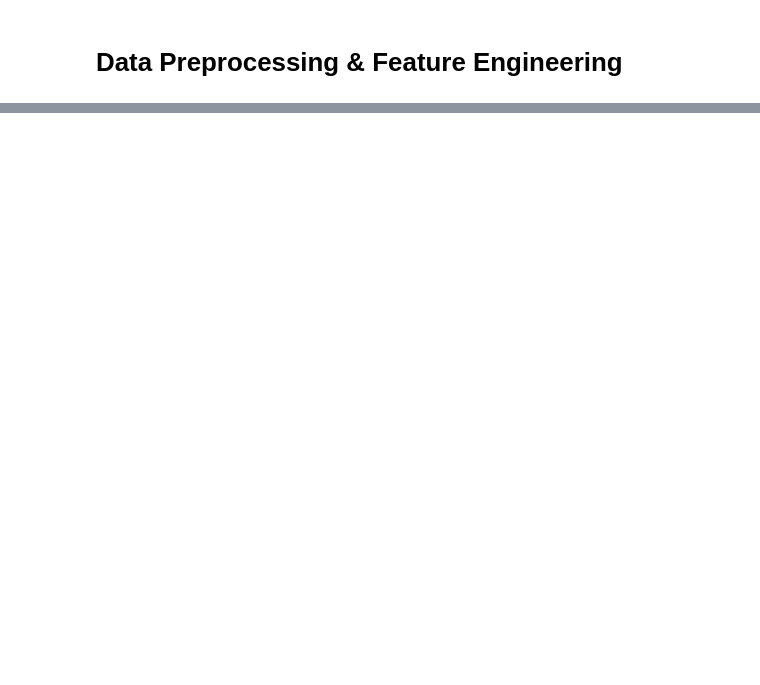
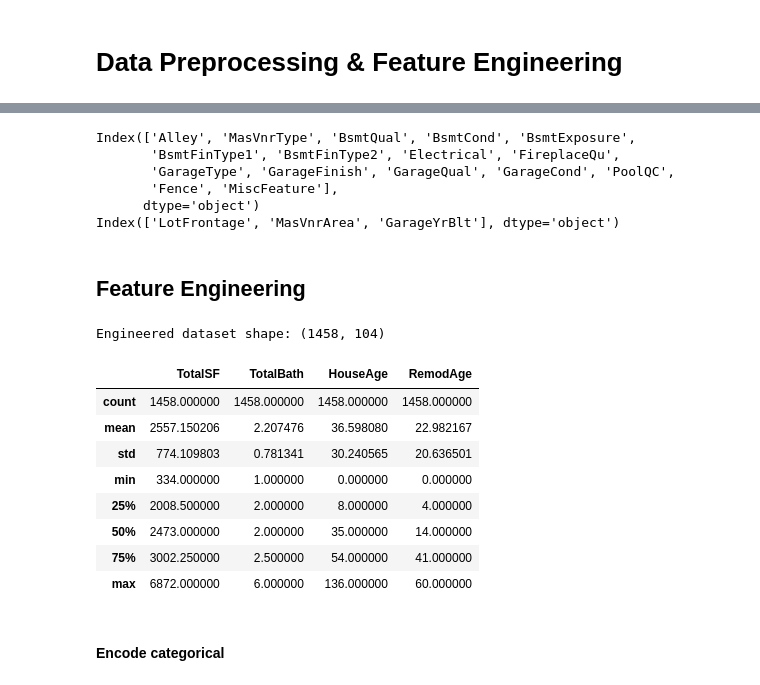
Before and after one commit to Tharak5959/House-Price-Prediction, a Jupyter notebook: notebook/EDA&ModelBuilding&Evaluating.ipynb, the cells around one changed output, grey strips where cells are left out. Drawn from its saved outputs; the diff is of its cells as text; code cells hidden in the pictures; blank space fills up the shorter version.

Commit message:
# Upto Feature Engineering has been completed

```diff
--- a/notebook/EDA&ModelBuilding&Evaluating.ipynb
+++ b/notebook/EDA&ModelBuilding&Evaluating.ipynb
@@ -219,0 +245,72 @@ plt.show()
+# %%
+# Columns where NA means the feature is genuinely absent, not unknown
+obj_cols = df_cleandata.select_dtypes(include='object').columns
+na_objCols = obj_cols[df_cleandata[obj_cols].isna().any()]
+num_cols = df_cleandata.select_dtypes(include='number').columns
+na_numCols = num_cols[df_cleandata[num_cols].isna().any()]
+print(na_objCols)
+print(na_numCols)
+# %% [output]
+Index(['Alley', 'MasVnrType', 'BsmtQual', 'BsmtCond', 'BsmtExposure',
+       'BsmtFinType1', 'BsmtFinType2', 'Electrical', 'FireplaceQu',
+       'GarageType', 'GarageFinish', 'GarageQual', 'GarageCond', 'PoolQC',
+       'Fence', 'MiscFeature'],
+      dtype='object')
+Index(['LotFrontage', 'MasVnrArea', 'GarageYrBlt'], dtype='object')
+# %%
+# for object data type filling NA values with None
+for c in na_objCols:
+    df_cleandata[c] = df_cleandata[c].fillna('None')
+# for number data type filling NA values with 0
+zero_nones=['MasVnrArea', 'GarageYrBlt']
+for c in zero_nones:
+    df_cleandata[c] = df_cleandata[c].fillna(0)
+# for LotFrontage here we are filling NA values with Median Values with same neibourhood
+df_cleandata['LotFrontage'] = df_cleandata.groupby('Neighborhood')['LotFrontage'] \
+    .transform(lambda x: x.fillna(x.median()))
+# %% [markdown]
+## Feature Engineering
+# %%
+df_fe_data=df_cleandata.copy()
+# Age-related features (more meaningful to a model than raw calendar years)
+df_fe_data['HouseAge']   = df_fe_data['YrSold'] - df_fe_data['YearBuilt']
+df_fe_data['RemodAge']   = df_fe_data['YrSold'] - df_fe_data['YearRemodAdd'] # Remodeling age
+df_fe_data['GarageAge']  = np.where(df_fe_data['GarageYrBlt'] > 0, df_fe_data['YrSold'] - df_fe_data['GarageYrBlt'], 0)
+#
+df_fe_data['TotalSF']       = df_fe_data['TotalBsmtSF'] + df_fe_data['1stFlrSF'] + df_fe_data['2ndFlrSF']
+df_fe_data['TotalBath']     = df_fe_data['FullBath'] + 0.5 * df_fe_data['HalfBath'] + \
+                          df_fe_data['BsmtFullBath'] + 0.5 * df_fe_data['BsmtHalfBath']
+df_fe_data['TotalPorchSF']  = (df_fe_data['OpenPorchSF'] + df_fe_data['EnclosedPorch'] +
+                          df_fe_data['3SsnPorch'] + df_fe_data['ScreenPorch'] + df_fe_data['WoodDeckSF'])
+
+# Binary "has feature" flags
+df_fe_data['HasPool']       = (df_fe_data['PoolArea'] > 0).astype(int)
+df_fe_data['HasGarage']     = (df_fe_data['GarageArea'] > 0).astype(int)
+df_fe_data['HasFireplace']  = (df_fe_data['Fireplaces'] > 0).astype(int)
+df_fe_data['HasBsmt']       = (df_fe_data['TotalBsmtSF'] > 0).astype(int)
+df_fe_data['Has2ndFlr']     = (df_fe_data['2ndFlrSF'] > 0).astype(int)
+df_fe_data['IsRemodeled']   = (df_fe_data['YearBuilt'] != df_fe_data['YearRemodAdd']).astype(int)
+df_fe_data['IsNew']         = (df_fe_data['YrSold'] == df_fe_data['YearBuilt']).astype(int)
+# Ordinal-encode the quality/condition rating columns (they have a natural order)
+qual_map = {'Ex': 5, 'Gd': 4, 'TA': 3, 'Fa': 2, 'Po': 1, 'None': 0}
+qual_cols = ['ExterQual', 'ExterCond', 'BsmtQual', 'BsmtCond', 'HeatingQC',
+             'KitchenQual', 'FireplaceQu', 'GarageQual', 'GarageCond', 'PoolQC']
+for c in qual_cols:
+    df_fe_data[c + '_enc'] = df_fe_data[c].map(qual_map)
+
+print(f"Engineered dataset shape: {df_fe_data.shape}")
+df_fe_data[['TotalSF', 'TotalBath', 'HouseAge', 'RemodAge']].describe()
+# %% [output]
+Engineered dataset shape: (1458, 104)
+|  | TotalSF | TotalBath | HouseAge | RemodAge |
+| count | 1458.000000 | 1458.000000 | 1458.000000 | 1458.000000 |
+| mean | 2557.150206 | 2.207476 | 36.598080 | 22.982167 |
+| std | 774.109803 | 0.781341 | 30.240565 | 20.636501 |
+| min | 334.000000 | 1.000000 | 0.000000 | 0.000000 |
+| 25% | 2008.500000 | 2.000000 | 8.000000 | 4.000000 |
+| 50% | 2473.000000 | 2.000000 | 35.000000 | 14.000000 |
+| 75% | 3002.250000 | 2.500000 | 54.000000 | 41.000000 |
+| max | 6872.000000 | 6.000000 | 136.000000 | 60.000000 |
+# %% [markdown]
+
+#### Encode categorical
```
Also changed, not shown: parts of 10 cells of this notebook.
